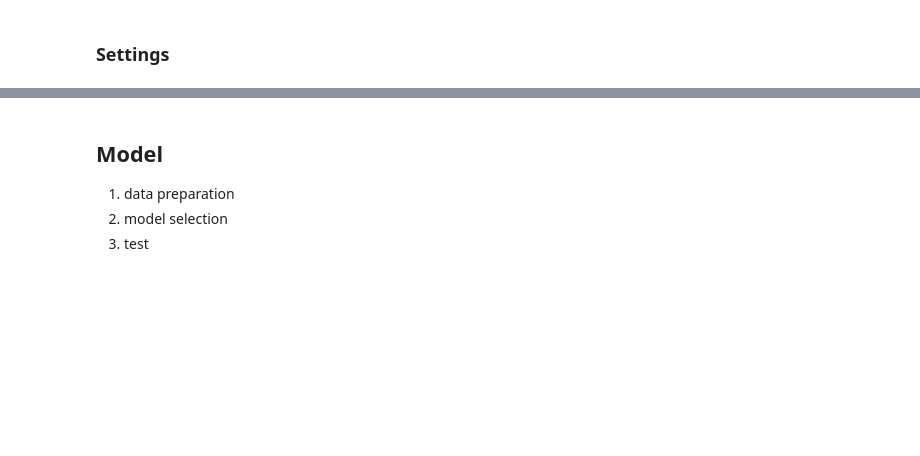
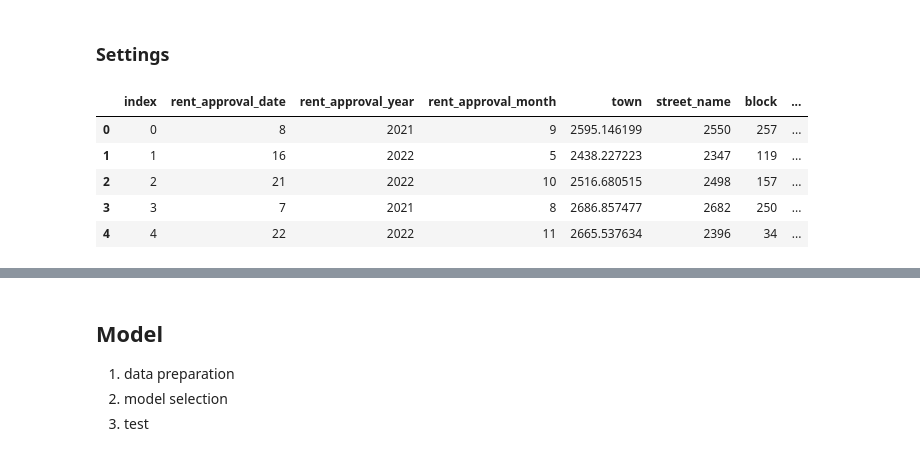
Before and after one commit to JinfengPang/8225SC-group007, a Jupyter notebook: model.ipynb, the cells around one changed output, grey strips where cells are left out. Cells and saved outputs as stored; diff of their text form; code cells hidden in the pictures; blank space fills up the shorter version.

```diff
--- a/model.ipynb
+++ b/model.ipynb
@@ -37,0 +31,43 @@ RAW_DATA_PATH = "./Dataset/train.csv"
+# %%
+def load_training_data(folder="./preprocessed/train_"):
+    train_df = load_csvs(folder=folder, mapping=file_columns_mapping)
+    # train_df.info()
+    return train_df
+
+def load_testing_data(folder="./preprocessed/test_", lable_col_name=Y_LABEL_COL_NAME):
+    test_mapping = {}
+    for k, v in file_columns_mapping.items():
+        if lable_col_name in v:
+            c_v = v.copy()
+            c_v.remove(lable_col_name)
+            test_mapping[k] = c_v
+        else:
+            test_mapping[k] = v
+    return load_csvs(folder=folder, mapping=test_mapping)
+
+
+def load_csvs(folder, mapping):
+    df_list = []
+
+    for filename, columns in mapping.items():
+        df = pd.read_csv(folder+filename+".csv")
+        if len(columns) == 0:
+            df_list.append(df)
+        else:
+            df_list.append(df[columns])
+
+    df = pd.DataFrame({"index": [i for i in range(0, 60000)]})
+    for _df in df_list:
+        df = df.merge(_df, on='index')
+
+    return df
+# %%
+train_df = load_training_data()
+train_df.head()
+# %% [output]
+|  | index | rent_approval_date | rent_approval_year | rent_approval_month | town | street_name | block | ... |
+| 0 | 0 | 8 | 2021 | 9 | 2595.146199 | 2550 | 257 | ... |
+| 1 | 1 | 16 | 2022 | 5 | 2438.227223 | 2347 | 119 | ... |
+| 2 | 2 | 21 | 2022 | 10 | 2516.680515 | 2498 | 157 | ... |
+| 3 | 3 | 7 | 2021 | 8 | 2686.857477 | 2682 | 250 | ... |
+| 4 | 4 | 22 | 2022 | 11 | 2665.537634 | 2396 | 34 | ... |
```
Also changed, not shown: parts of 18 cells of this notebook, 28 other files.
